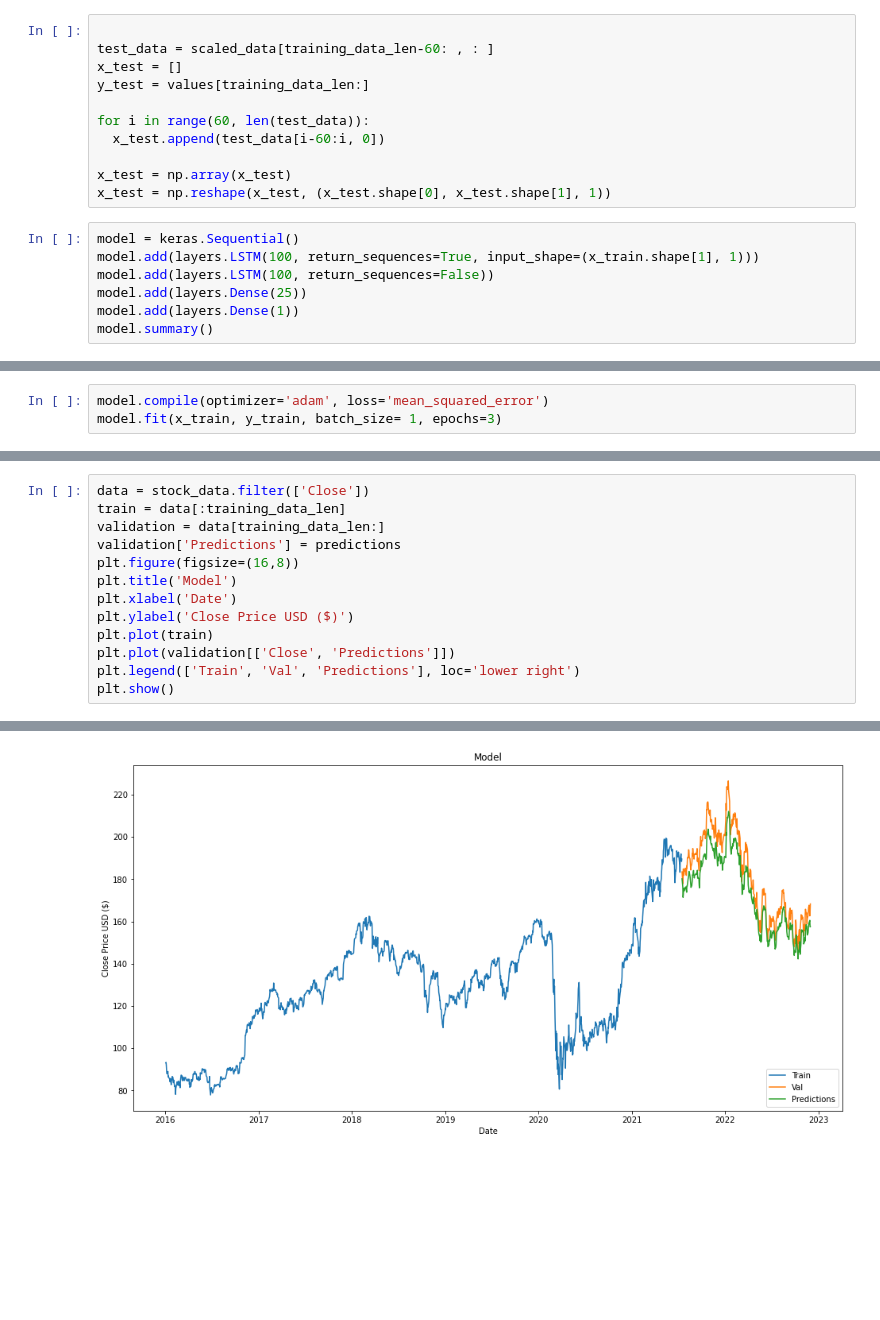
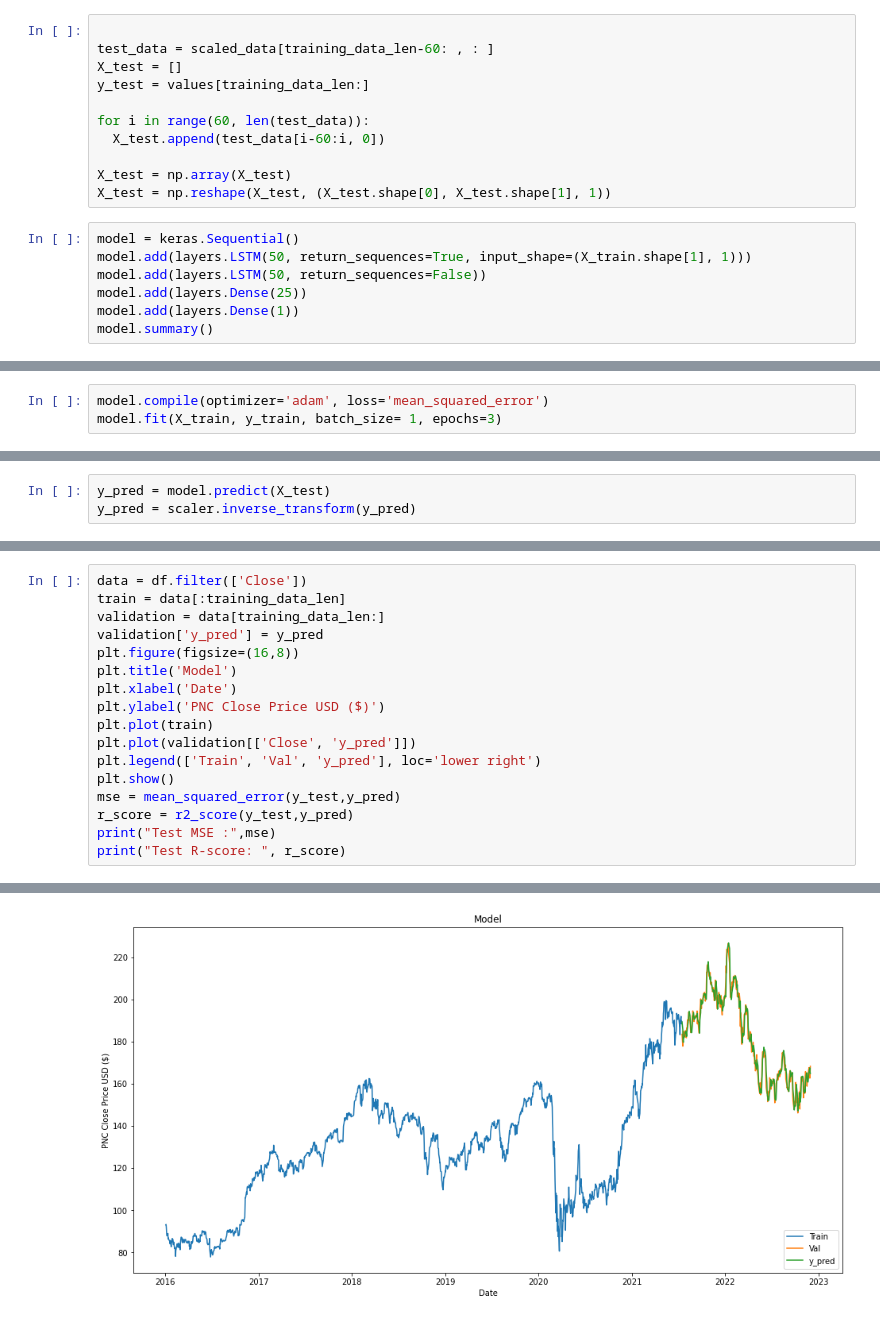
Before and after one commit to Saranpatp/risk-management-interview, a Jupyter notebook: Statistical Methods/Time Series/LSTM.ipynb, the cells around one changed output, grey strips where cells are left out. Cells and saved outputs as stored; diff of their text form; blank space fills up the shorter version.

```diff
--- a/Statistical Methods/Time Series/LSTM.ipynb
+++ b/Statistical Methods/Time Series/LSTM.ipynb
@@ -50,18 +54,18 @@ x_train = np.reshape(x_train, (x_train.shape[0], x_train.shape[1], 1))
 # %%
 
 test_data = scaled_data[training_data_len-60: , : ]
-x_test = []
+X_test = []
 y_test = values[training_data_len:]
 
 for i in range(60, len(test_data)):
-  x_test.append(test_data[i-60:i, 0])
+  X_test.append(test_data[i-60:i, 0])
 
-x_test = np.array(x_test)
-x_test = np.reshape(x_test, (x_test.shape[0], x_test.shape[1], 1))
+X_test = np.array(X_test)
+X_test = np.reshape(X_test, (X_test.shape[0], X_test.shape[1], 1))
 # %%
 model = keras.Sequential()
-model.add(layers.LSTM(100, return_sequences=True, input_shape=(x_train.shape[1], 1)))
-model.add(layers.LSTM(100, return_sequences=False))
+model.add(layers.LSTM(50, return_sequences=True, input_shape=(X_train.shape[1], 1)))
+model.add(layers.LSTM(50, return_sequences=False))
 model.add(layers.Dense(25))
 model.add(layers.Dense(1))
 model.summary()
@@ -85,6 +89,6 @@ Non-trainable params: 0
 _________________________________________________________________
 # %%
 model.compile(optimizer='adam', loss='mean_squared_error')
-model.fit(x_train, y_train, batch_size= 1, epochs=3)
+model.fit(X_train, y_train, batch_size= 1, epochs=3)
 # %% [output]
 Epoch 1/3
@@ -104,0 +101,3 @@ rmse
+# %%
+y_pred = model.predict(X_test)
+y_pred = scaler.inverse_transform(y_pred)
@@ -105,16 +106,20 @@ rmse
 # %%
-data = stock_data.filter(['Close'])
+data = df.filter(['Close'])
 train = data[:training_data_len]
 validation = data[training_data_len:]
-validation['Predictions'] = predictions
+validation['y_pred'] = y_pred
 plt.figure(figsize=(16,8))
 plt.title('Model')
 plt.xlabel('Date')
-plt.ylabel('Close Price USD ($)')
+plt.ylabel('PNC Close Price USD ($)')
 plt.plot(train)
-plt.plot(validation[['Close', 'Predictions']])
-plt.legend(['Train', 'Val', 'Predictions'], loc='lower right')
+plt.plot(validation[['Close', 'y_pred']])
+plt.legend(['Train', 'Val', 'y_pred'], loc='lower right')
 plt.show()
+mse = mean_squared_error(y_test,y_pred)
+r_score = r2_score(y_test,y_pred)
+print("Test MSE :",mse)
+print("Test R-score: ", r_score)
 # %% [output]
 A value is trying to be set on a copy of a slice from a DataFrame.
 Try using .loc[row_indexer,col_indexer] = value instead
@@ -124 +129 @@ See the caveats in the documentation: https://pandas.pydata.org/pandas-docs/stab
-[figure, old version]
+[figure, new version]
```
Also changed, not shown: parts of 10 cells of this notebook, 1 other file.
